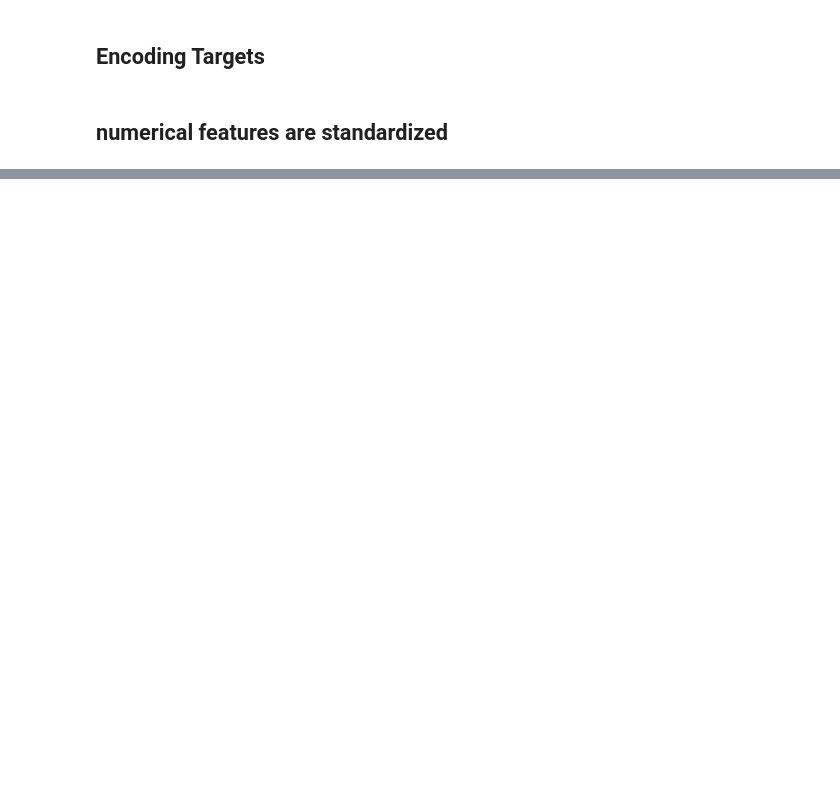
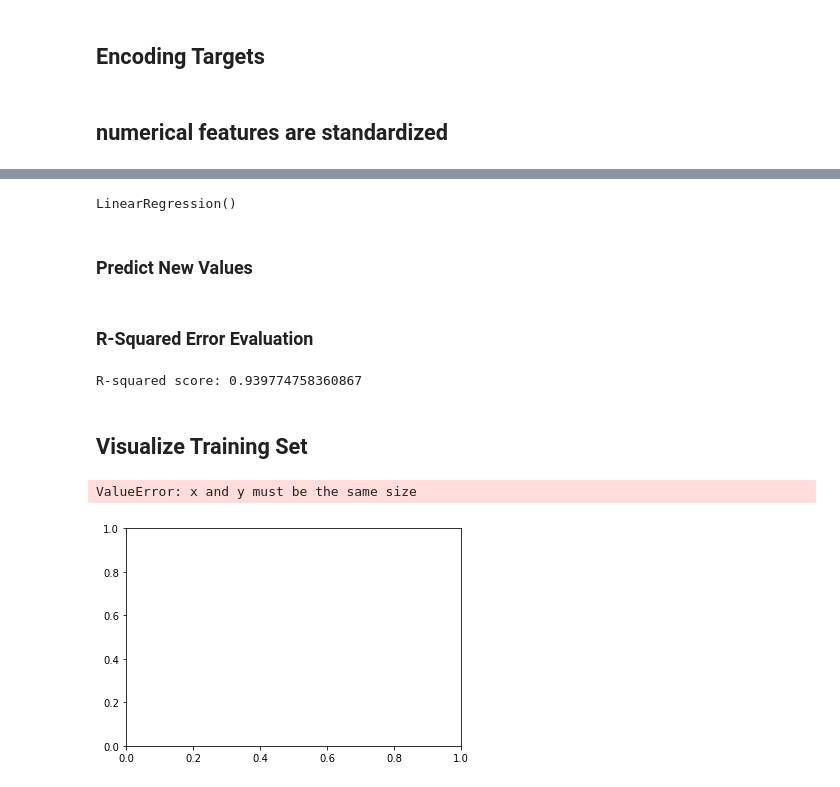
Before and after one commit to Abdelrahmansayed171/ML-Assignment, a Jupyter notebook: Linear Regression.ipynb, the cells around one changed output, grey strips where cells are left out. Cells and saved outputs as stored; diff of their text form; code cells hidden in the pictures; blank space fills up the shorter version.

Commit message:
Linear Regression with R-squared

```diff
--- a/Linear Regression.ipynb
+++ b/Linear Regression.ipynb
@@ -213,6 +214,5 @@ X_test[:,3] = le.fit_transform(X_test[:,3]) # 1/0 Not Graduate/Graduate
 
 # kind of transformation, Encoder algo, idx of column, remainder of columns passthrough without any transformations
 ct = ColumnTransformer( transformers = [('encoder', OneHotEncoder(), [8])], remainder='passthrough')
-X_train = np.array(ct.fit_transform(X)) # fit_transform doesn't return Numpy array
-X_test = np.array(ct.fit_transform(X)) # fit_transform doesn't return Numpy array
-X_train
+X_train = np.array(ct.fit_transform(X_train)) # fit_transform doesn't return Numpy array
+X_test = np.array(ct.fit_transform(X_test)) # fit_transform doesn't return Numpy array
@@ -258,0 +255,7 @@ array([[-0.10026182550804792, 0.010176658469169594, 0.2742176261669904],
+# %%
+linear_model = LinearRegression()
+linear_model.fit(X_train, Y1_train)
+# %% [output]
+LinearRegression()
+# %% [markdown]
+### Predict New Values
@@ -258,0 +264,16 @@ array([[-0.10026182550804792, 0.010176658469169594, 0.2742176261669904],
+# %% [markdown]
+### R-Squared Error Evaluation
+# %%
+r2 = r2_score(Y1_test, Y_predict)
+print(f'R-squared score: {r2}')
+# %% [output]
+R-squared score: 0.939774758360867
+# %% [markdown]
+## Visualize Training Set
+# %%
+plt.scatter(X_train, Y1_train, color = 'red')
+plt.plot(X_train, linear_model.predict(X_train), color = 'blue')
+plt.show()
+# %% [output]
+ValueError: x and y must be the same size
+[figure, added]
```
Also changed, not shown: parts of 6 cells of this notebook, 1 other file.
